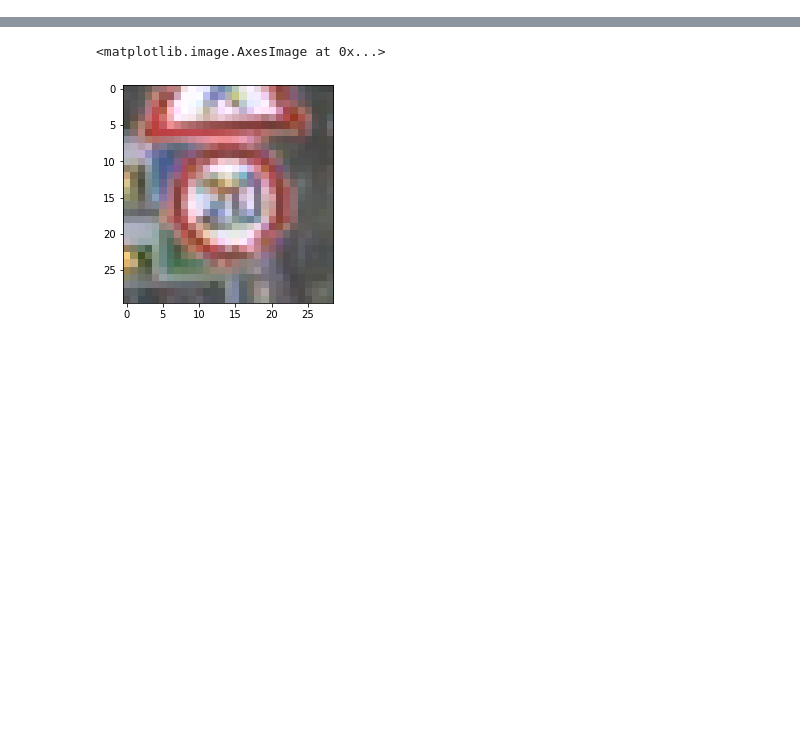
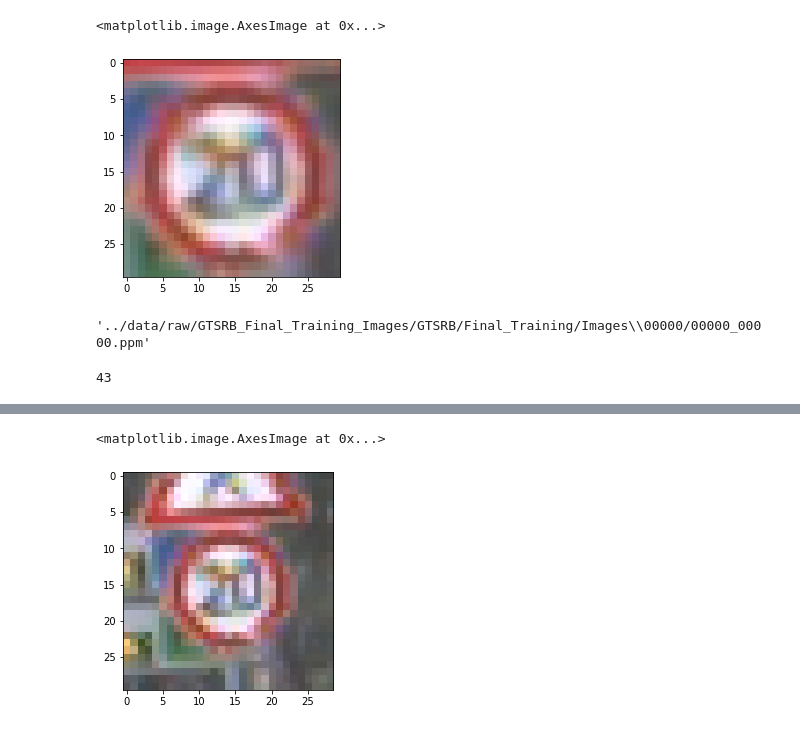
Before and after one commit to Amanath0/hands-on-2021, a Jupyter notebook: notebooks/reading_images.ipynb, the cells around one changed output, grey strips where cells are left out. Cells and saved outputs as stored; diff of their text form; code cells hidden in the pictures; blank space fills up the shorter version.

Commit message:
Add functions to build images list and dataset

```diff
--- a/notebooks/reading_images.ipynb
+++ b/notebooks/reading_images.ipynb
@@ -3,0 +13,5 @@ import matplotlib.pyplot as plt
+# %%
+TRAINING_CSV_PATH = '../data/raw/GTSRB_Final_Training_Images/GTSRB/Final_Training/Images/*/*.csv'
+
+IMAGE_WIDTH = 30
+IMAGE_HEIGHT = IMAGE_WIDTH
@@ -3,0 +89,3 @@ import matplotlib.pyplot as plt
+# %%
+images_df= build_images_database(TRAINING_CSV_PATH)
+images_df.head()
@@ -3,0 +99,17 @@ import matplotlib.pyplot as plt
+# %%
+images_list = build_images_list(images_df.head(1000)['path'].values,
+                                images_df.head(1000).apply(lambda r: (r['Roi.X1'], r['Roi.Y1'], r['Roi.X2'], r['Roi.Y2']),
+                                                         axis=1).values)
+# %%
+plt.imshow(images_list[0])
+# %% [output]
+<matplotlib.image.AxesImage at 0x...>
+[figure, added]
+# %%
+images_df['path'][0]
+# %% [output]
+'../data/raw/GTSRB_Final_Training_Images/GTSRB/Final_Training/Images\\00000/00000_00000.ppm'
+# %%
+images_df['ClassId'].nunique()
+# %% [output]
+43
```
Also changed, not shown: parts of 12 cells of this notebook.
